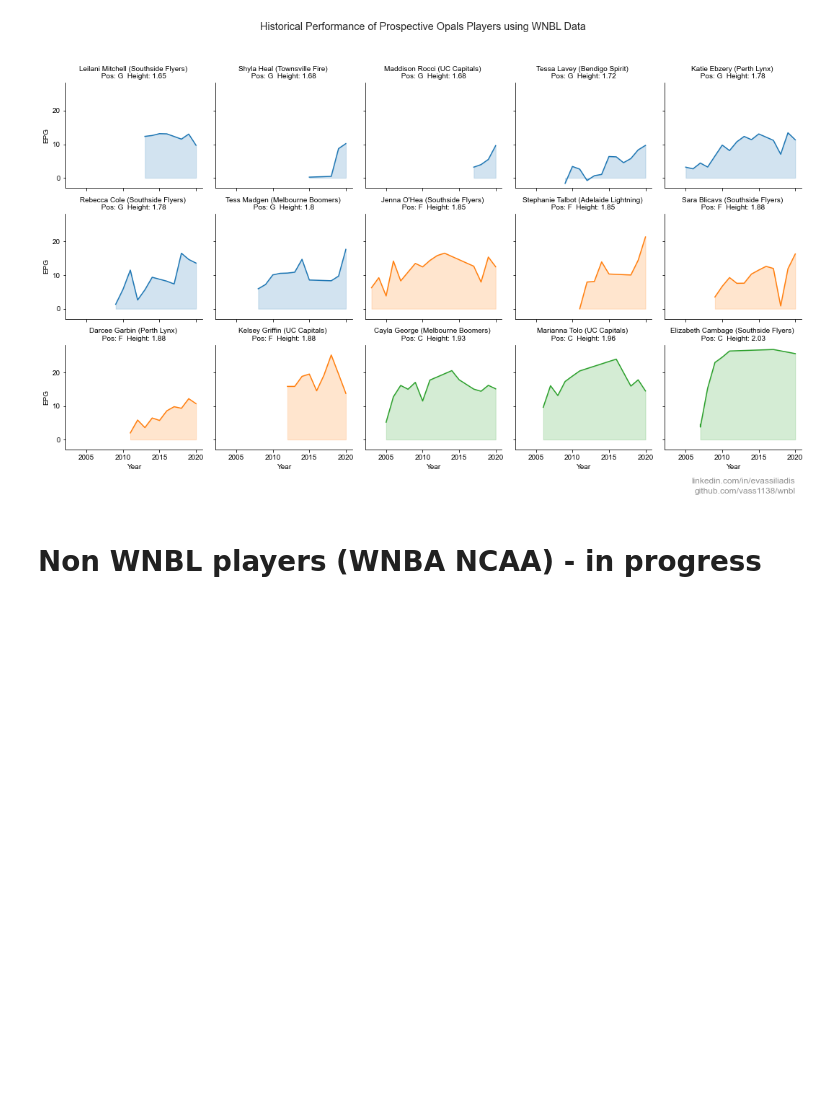
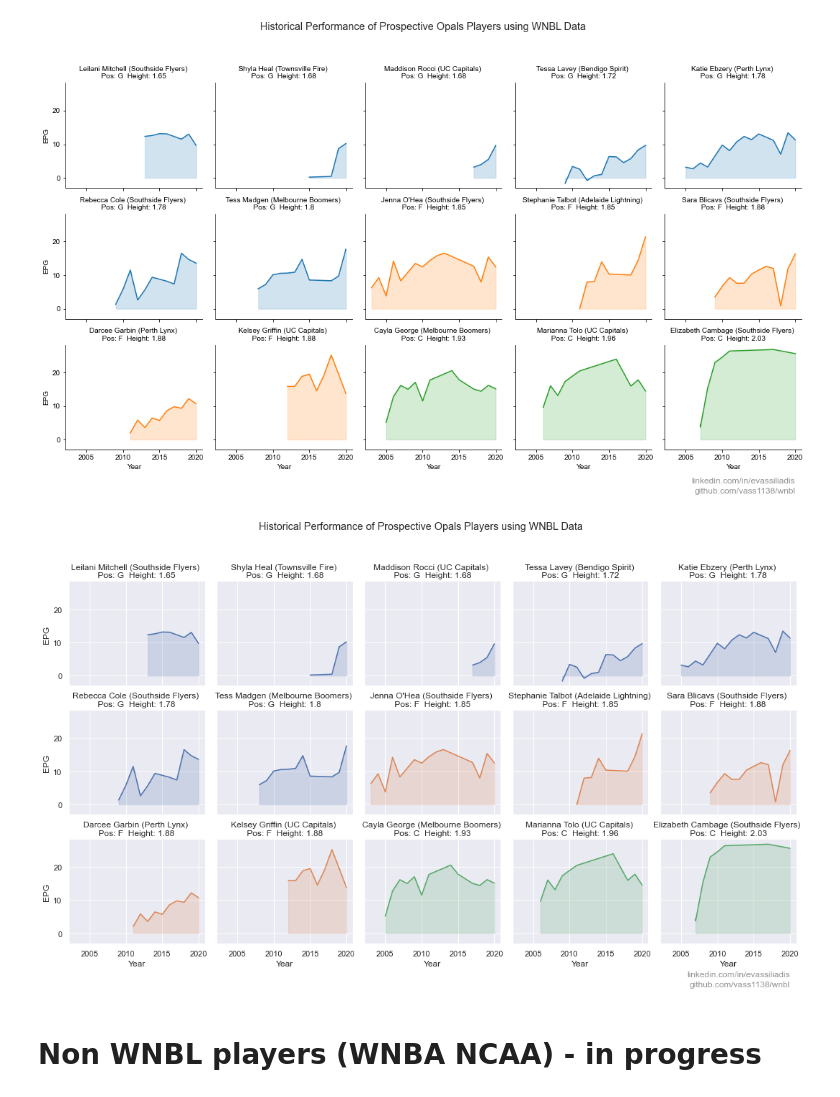
Before and after one commit to vass1138/wnbl, a Jupyter notebook: scripts/opals.ipynb, the cells around one changed output. Cells and saved outputs as stored; diff of their text form; code cells hidden in the pictures; blank space fills up the shorter version.

Commit message:
Twitter output
Opals performance for Twitter

```diff
--- a/scripts/opals.ipynb
+++ b/scripts/opals.ipynb
@@ -221,6 +221,33 @@ plt.savefig('wnbl_opals_history.png')
 plt.show()
 # %% [output]
 [figure]
+# %%
+# Repeat for Twitter
+
+# facet plot of top player historial EPG
+
+# Create a grid : initialize it
+g = sns.FacetGrid(tmp.sort_values(by=['sort','Height','Year']), col='Player-Team', hue='Position', col_wrap=5)
+
+# Add the line over the area with the plot function
+g = g.map(plt.plot, 'Year', 'EPG')
+
+# Fill the area with fill_between
+g = g.map(plt.fill_between, 'Year', 'EPG', alpha=0.2).set_titles("{col_name} Player-Team")
+
+# Control the title of each facet
+g = g.set_titles("{col_name}")
+
+# Add a title for the whole plot
+plt.subplots_adjust(top=0.85)
+sns.set(rc={'figure.figsize':(12,6)})
+g = g.fig.suptitle('Historical Performance of Prospective Opals Players using WNBL Data')
+
+plt.text(2020,-13,"linkedin.com/in/evassiliadis",ha='right',alpha=0.5)
+plt.text(2020,-16,"github.com/vass1138/wnbl",ha='right',alpha=0.5)
+plt.savefig('wnbl_opals_history_twitter.png')
+# %% [output]
+[figure, added]
 # %% [markdown]
 # Non WNBL players (WNBA NCAA) - in progress
 # %%
```
Also changed, not shown: parts of 3 cells of this notebook, 1 other file.
